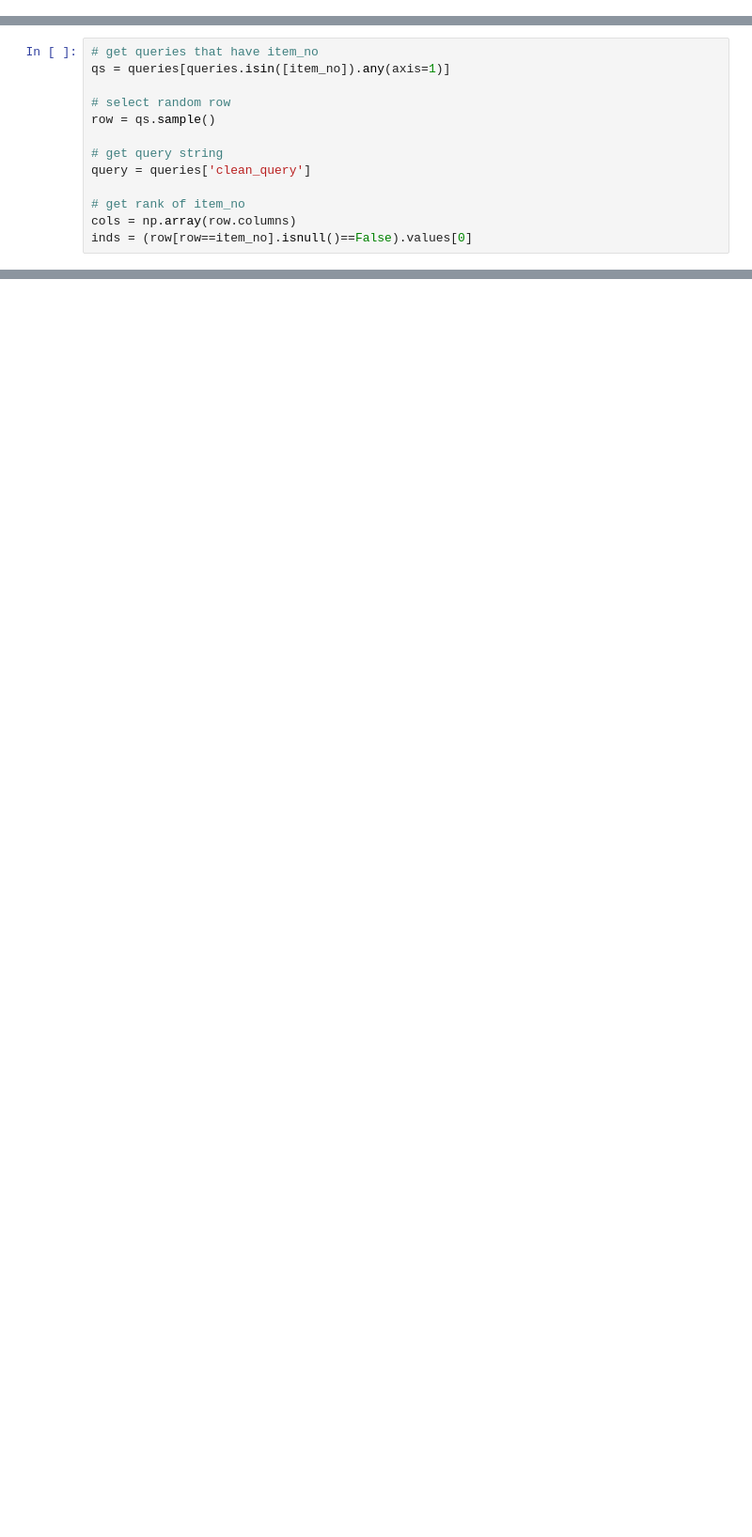
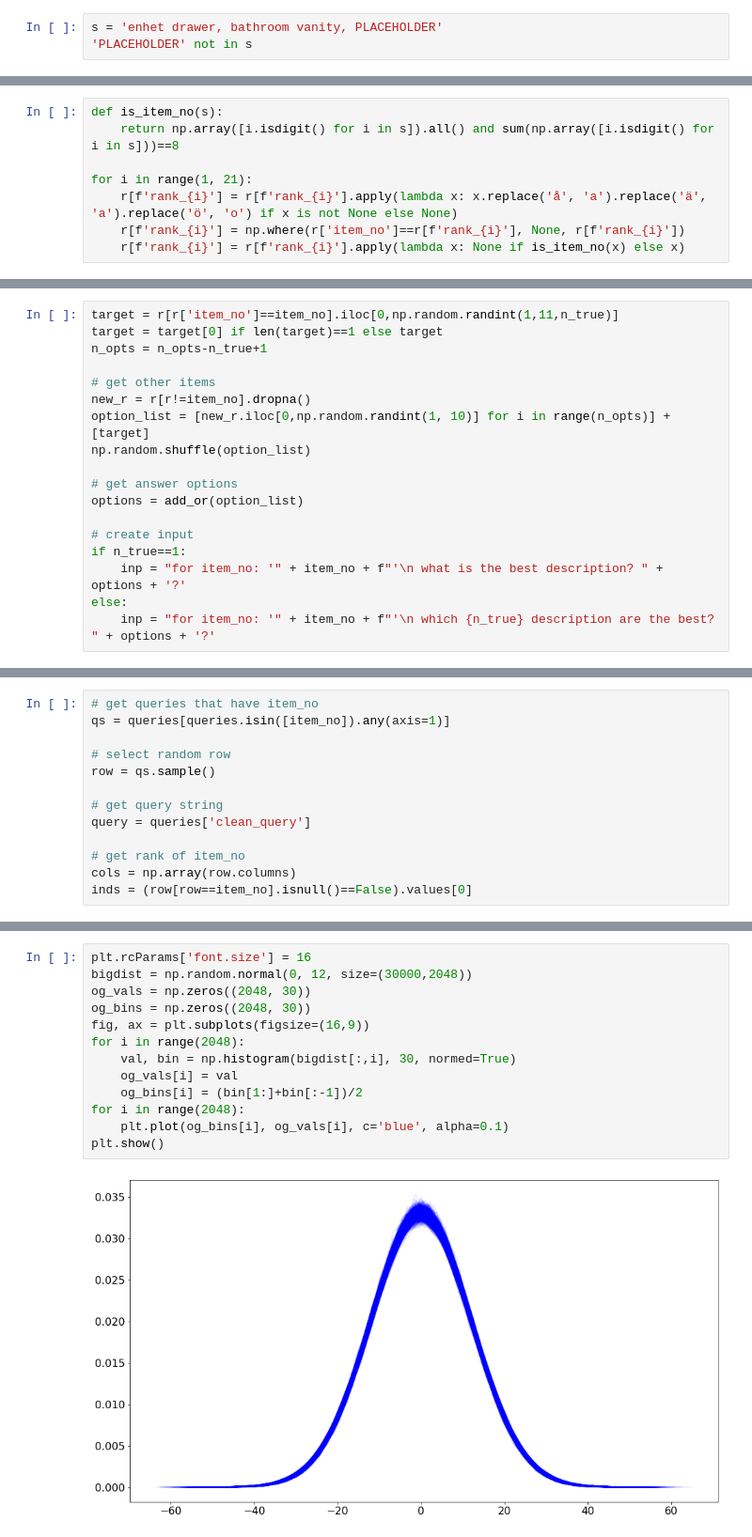
Before and after one commit to gikok/t0code2, a Jupyter notebook: notebooks/Giorgi_testing.ipynb, the cells around one changed output, grey strips where cells are left out. Shown at 94% size. Saved outputs shown, nothing was run; the diff lists cells and outputs as text; blank space fills up the shorter version.

```diff
--- a/notebooks/Giorgi_testing.ipynb
+++ b/notebooks/Giorgi_testing.ipynb
@@ -506,0 +327,3 @@ raw_train_dataset['train']
+# %%
+s = 'enhet drawer, bathroom vanity, PLACEHOLDER'
+'PLACEHOLDER' not in s
@@ -506,0 +334,8 @@ raw_train_dataset['train']
+# %%
+def is_item_no(s):
+    return np.array([i.isdigit() for i in s]).all() and sum(np.array([i.isdigit() for i in s]))==8
+
+for i in range(1, 21):
+    r[f'rank_{i}'] = r[f'rank_{i}'].apply(lambda x: x.replace('å', 'a').replace('ä', 'a').replace('ö', 'o') if x is not None else None)
+    r[f'rank_{i}'] = np.where(r['item_no']==r[f'rank_{i}'], None, r[f'rank_{i}'])
+    r[f'rank_{i}'] = r[f'rank_{i}'].apply(lambda x: None if is_item_no(x) else x)
@@ -506,0 +870,18 @@ raw_train_dataset['train']
+# %%
+target = r[r['item_no']==item_no].iloc[0,np.random.randint(1,11,n_true)]
+target = target[0] if len(target)==1 else target
+n_opts = n_opts-n_true+1
+
+# get other items
+new_r = r[r!=item_no].dropna()
+option_list = [new_r.iloc[0,np.random.randint(1, 10)] for i in range(n_opts)] + [target]
+np.random.shuffle(option_list)
+
+# get answer options
+options = add_or(option_list)
+
+# create input
+if n_true==1:
+    inp = "for item_no: '" + item_no + f"'\n what is the best description? " + options + '?'
+else:
+    inp = "for item_no: '" + item_no + f"'\n which {n_true} description are the best? " + options + '?'
@@ -558,0 +942,15 @@ item_no
+# %%
+plt.rcParams['font.size'] = 16
+bigdist = np.random.normal(0, 12, size=(30000,2048))
+og_vals = np.zeros((2048, 30))
+og_bins = np.zeros((2048, 30))
+fig, ax = plt.subplots(figsize=(16,9))
+for i in range(2048):
+    val, bin = np.histogram(bigdist[:,i], 30, normed=True)
+    og_vals[i] = val
+    og_bins[i] = (bin[1:]+bin[:-1])/2
+for i in range(2048):
+    plt.plot(og_bins[i], og_vals[i], c='blue', alpha=0.1)
+plt.show()
+# %% [output]
+[figure, added]
```
Also changed, not shown: parts of 80 cells of this notebook, 1 other file.
